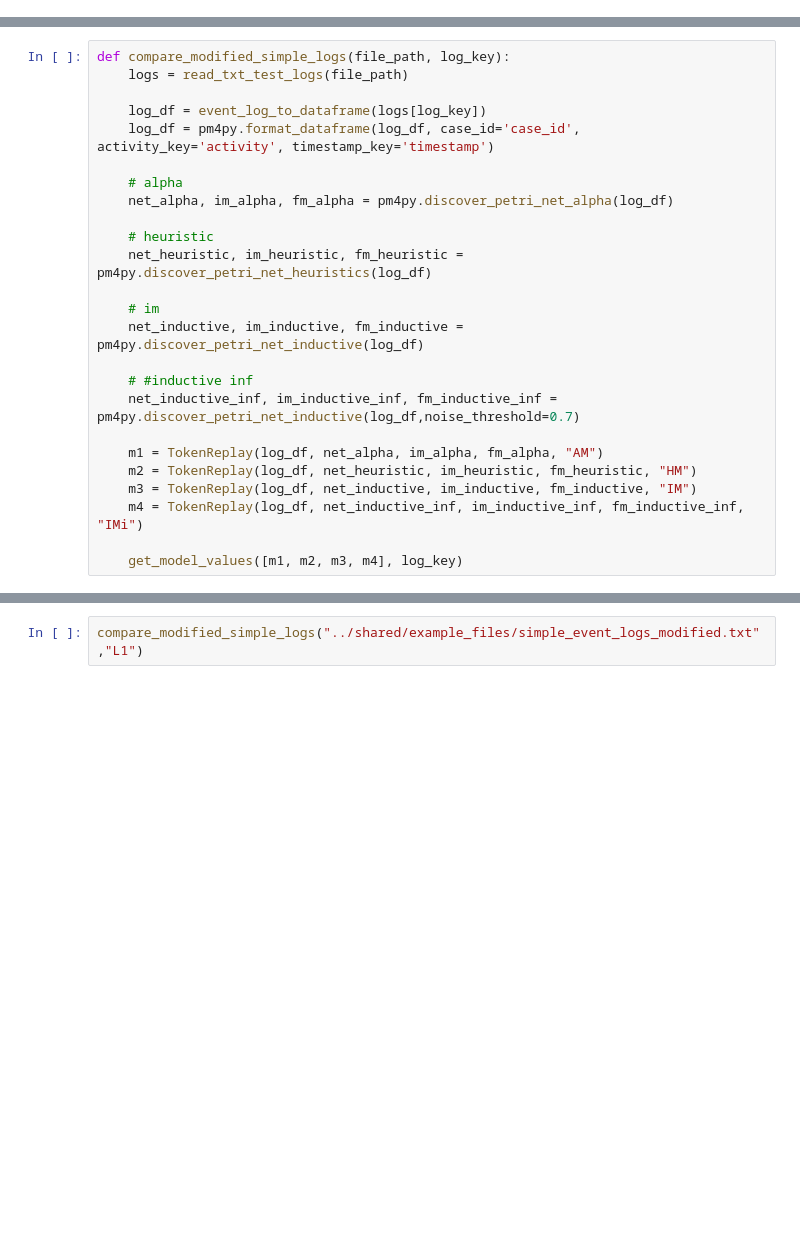
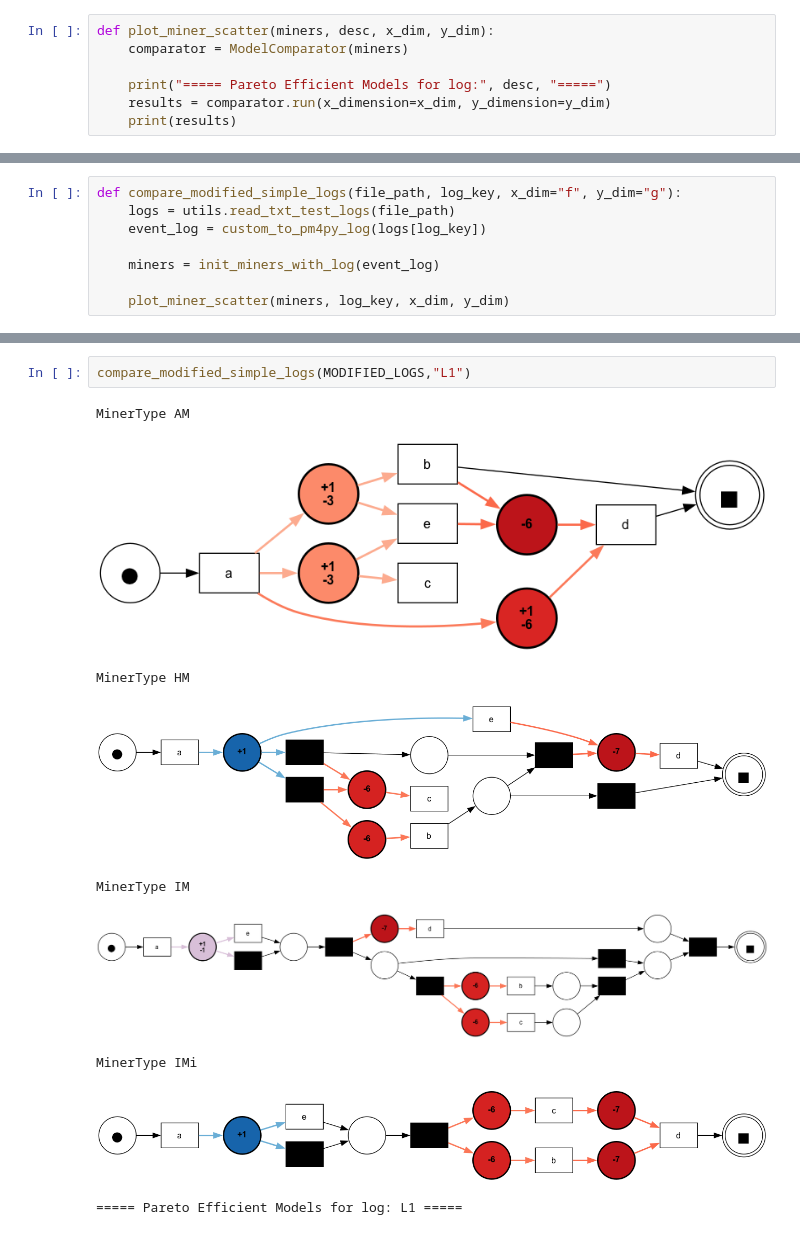
Before and after one commit to collinleiber/LMU_Master_Practical_SoSe24, a Jupyter notebook: practical/ProcessMining/group1/task4/dimension_experiments.ipynb, the cells around one changed output, grey strips where cells are left out. Drawn from its saved outputs; the diff is of its cells as text; blank space fills up the shorter version.

Commit message:
merged dimension experiments

```diff
--- a/practical/ProcessMining/group1/task4/dimension_experiments.ipynb
+++ b/practical/ProcessMining/group1/task4/dimension_experiments.ipynb
@@ -8 +35,8 @@ from practical.ProcessMining.group1.shared.visualizer import Visualizer
+# %%
+def plot_miner_scatter(miners, desc, x_dim, y_dim):
+    comparator = ModelComparator(miners)
+
+    print("===== Pareto Efficient Models for log:", desc, "=====")
+    results = comparator.run(x_dimension=x_dim, y_dimension=y_dim)
+    print(results)
 # %%
@@ -39,25 +72,8 @@ def compare_real_logs():
 # %%
-def compare_modified_simple_logs(file_path, log_key):
-    logs = read_txt_test_logs(file_path)
+def compare_modified_simple_logs(file_path, log_key, x_dim="f", y_dim="g"):
+    logs = utils.read_txt_test_logs(file_path)
+    event_log = custom_to_pm4py_log(logs[log_key])
 
-    log_df = event_log_to_dataframe(logs[log_key])
-    log_df = pm4py.format_dataframe(log_df, case_id='case_id', activity_key='activity', timestamp_key='timestamp')
+    miners = init_miners_with_log(event_log)
 
-    # alpha
-    net_alpha, im_alpha, fm_alpha = pm4py.discover_petri_net_alpha(log_df)
-
-    # heuristic
-    net_heuristic, im_heuristic, fm_heuristic = pm4py.discover_petri_net_heuristics(log_df)
-
-    # im
-    net_inductive, im_inductive, fm_inductive = pm4py.discover_petri_net_inductive(log_df)
-
-    # #inductive inf
-    net_inductive_inf, im_inductive_inf, fm_inductive_inf = pm4py.discover_petri_net_inductive(log_df,noise_threshold=0.7)
-
-    m1 = TokenReplay(log_df, net_alpha, im_alpha, fm_alpha, "AM")
-    m2 = TokenReplay(log_df, net_heuristic, im_heuristic, fm_heuristic, "HM")
-    m3 = TokenReplay(log_df, net_inductive, im_inductive, fm_inductive, "IM")
-    m4 = TokenReplay(log_df, net_inductive_inf, im_inductive_inf, fm_inductive_inf, "IMi")
-
-    get_model_values([m1, m2, m3, m4], log_key)
+    plot_miner_scatter(miners, log_key, x_dim, y_dim)
@@ -64,2 +90,12 @@ def compare_modified_simple_logs(file_path, log_key):
 # %%
-compare_modified_simple_logs("../shared/example_files/simple_event_logs_modified.txt","L1")
+compare_modified_simple_logs(MODIFIED_LOGS,"L1")
+# %% [output]
+MinerType AM
+[figure, added]
+MinerType HM
+[figure, added]
+MinerType IM
+[figure, added]
+MinerType IMi
+[figure, added]
+===== Pareto Efficient Models for log: L1 =====
```
Also changed, not shown: parts of 18 cells of this notebook, 1 other file.
